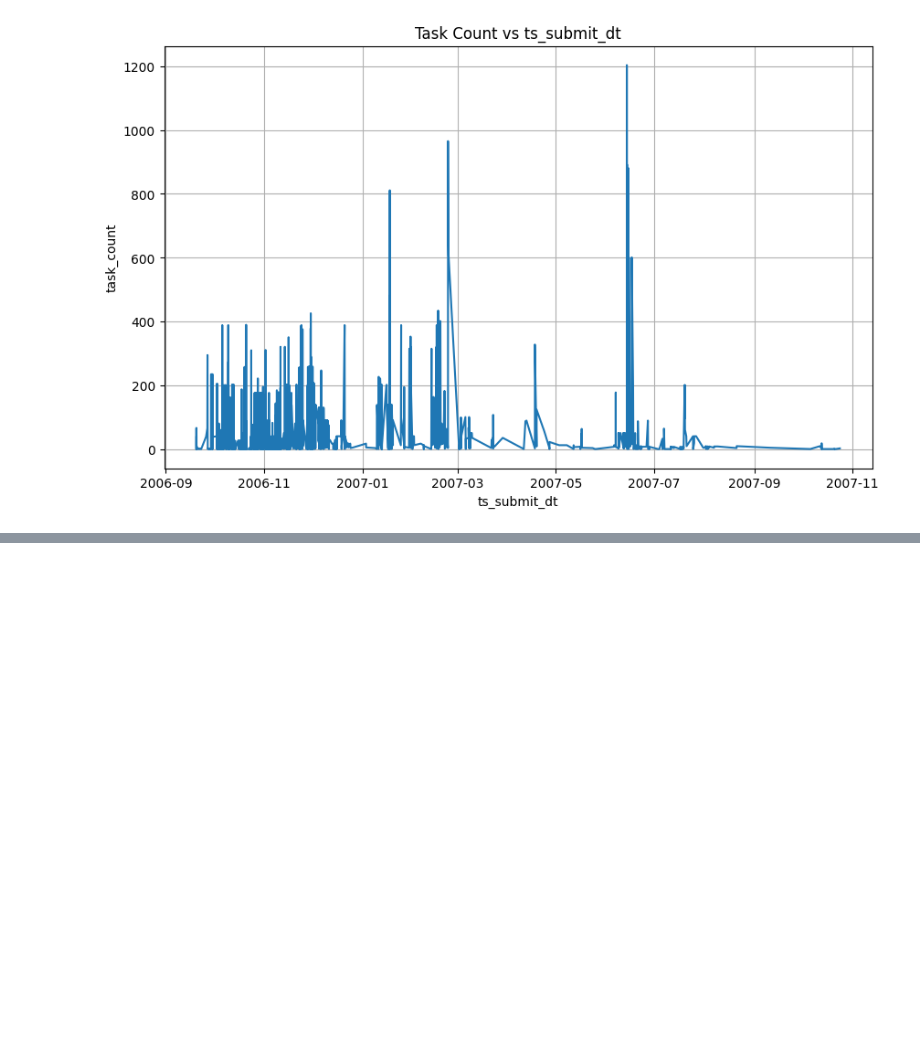
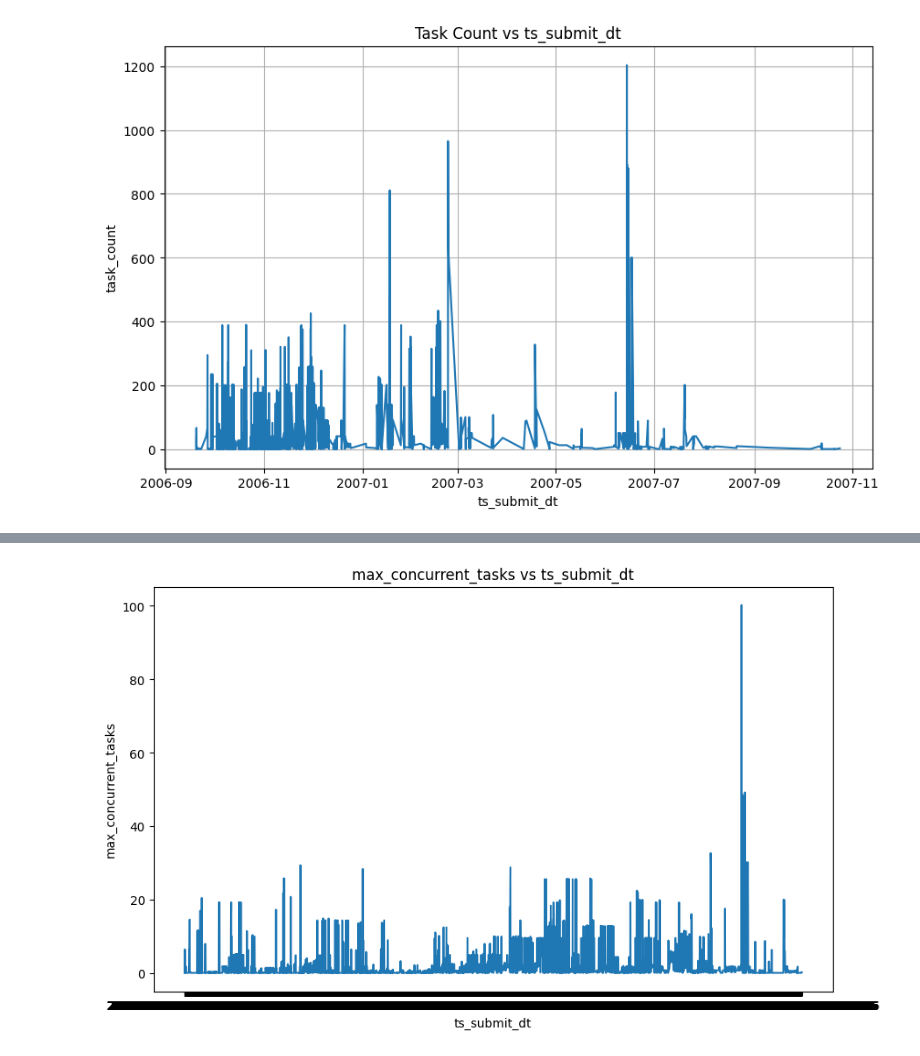
Before and after one commit to simonepascucci/stateful_mongoDB_autoscaler_with_RL, a Jupyter notebook: test.ipynb, the cells around one changed output, grey strips where cells are left out. Saved outputs shown, nothing was run; the diff lists cells and outputs as text; code cells hidden in the pictures; blank space fills up the shorter version.

```diff
--- a/test.ipynb
+++ b/test.ipynb
@@ -147,0 +141,10 @@ df = pd.read_csv('galaxy_trace.csv')
+# %%
+df = pd.read_csv('./datasets/askalon_ee_trace.csv')
+plt.figure(figsize=(10, 6))
+plt.plot(df['ts_submit_dt'].sort_values(), df['max_concurrent_tasks']/10, marker='', linestyle='-')
+plt.xlabel('ts_submit_dt')
+plt.ylabel('max_concurrent_tasks')
+plt.title('max_concurrent_tasks vs ts_submit_dt')
+plt.show()
+# %% [output]
+[figure, added]
```
Also changed, not shown: parts of 11 cells of this notebook, 43 other files.
